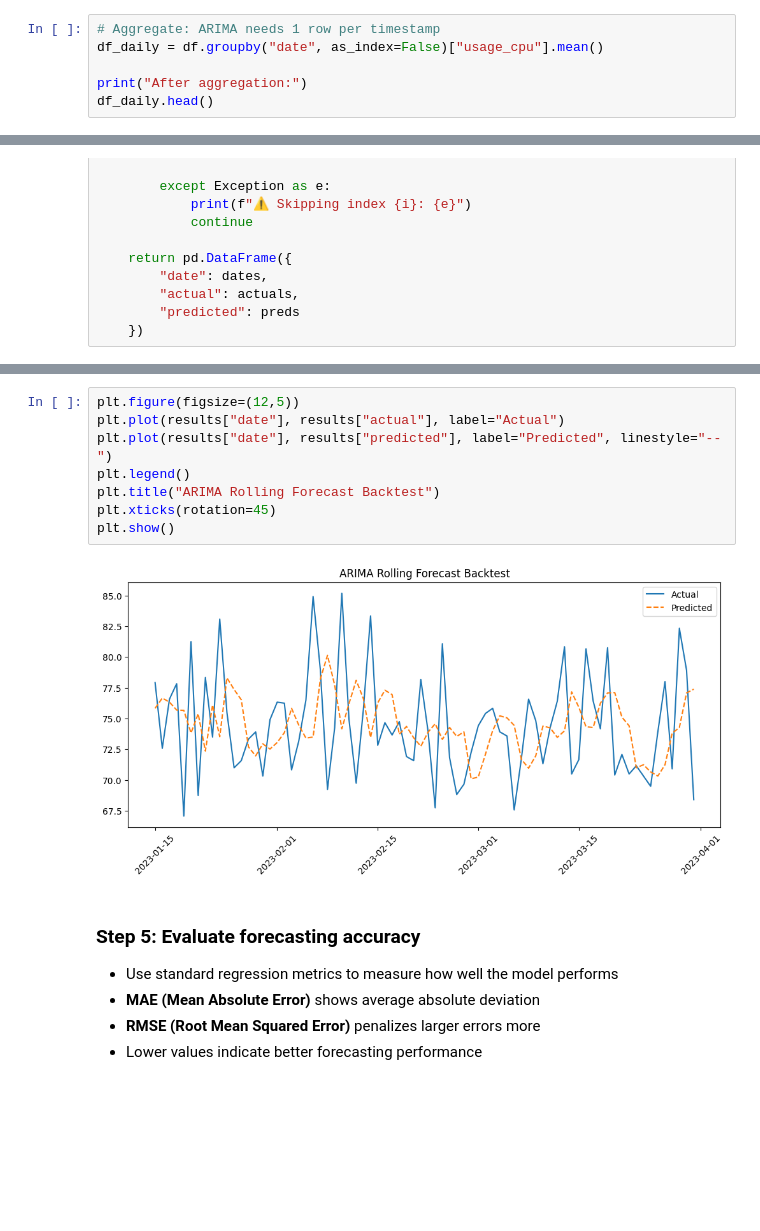
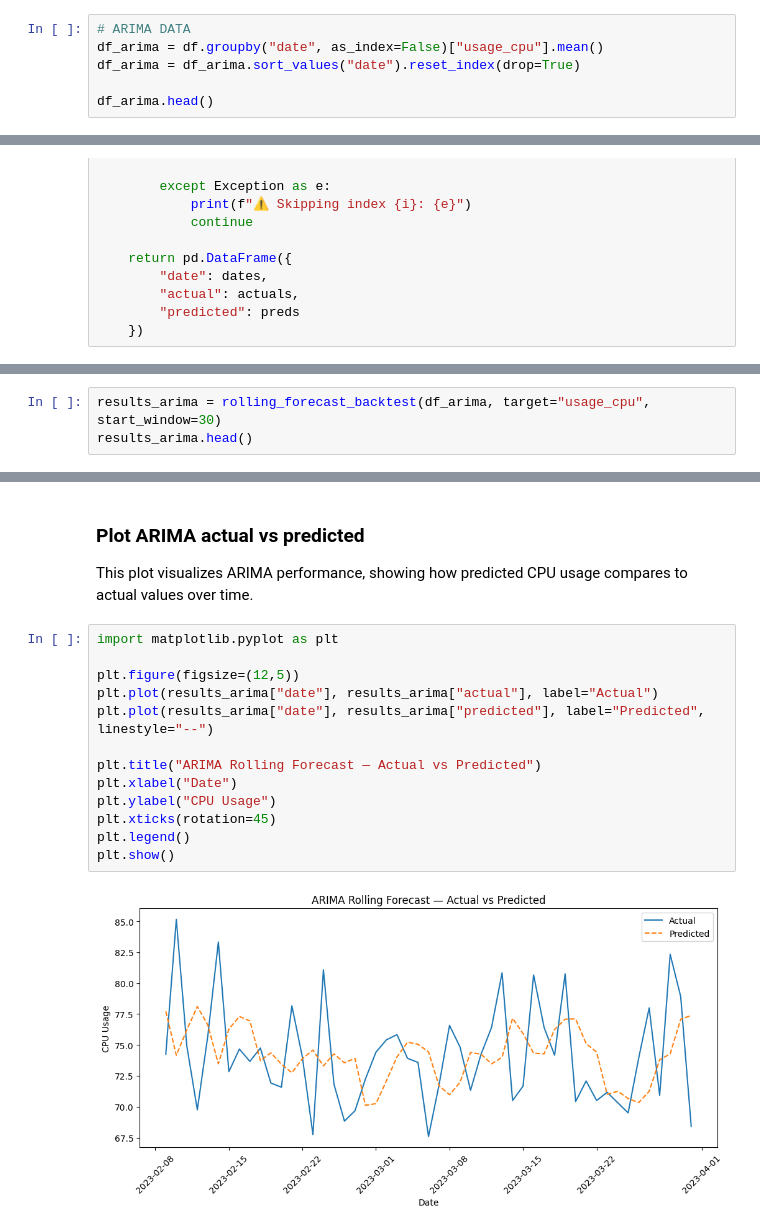
Before and after one commit to springboard1233/AZURE_BATCH-4_BACKEND_TEAM_B, a Jupyter notebook: notebooks/Backtesting.ipynb, the cells around one changed output, grey strips where cells are left out. Drawn from its saved outputs; the diff is of its cells as text; blank space fills up the shorter version.

Commit message:
Updated Backtesting notebook and results CSV

```diff
--- a/notebooks/Backtesting.ipynb
+++ b/notebooks/Backtesting.ipynb
@@ -39,7 +62,7 @@ df[["date", target]].head()
 # %%
-# Aggregate: ARIMA needs 1 row per timestamp
-df_daily = df.groupby("date", as_index=False)["usage_cpu"].mean()
+# ARIMA DATA
+df_arima = df.groupby("date", as_index=False)["usage_cpu"].mean()
+df_arima = df_arima.sort_values("date").reset_index(drop=True)
 
-print("After aggregation:")
-df_daily.head()
+df_arima.head()
 # %% [output]
@@ -117,0 +113,3 @@ results.head()
+# %%
+results_arima = rolling_forecast_backtest(df_arima, target="usage_cpu", start_window=30)
+results_arima.head()
@@ -118,17 +123,18 @@ results.head()
+# %% [markdown]
+### Plot ARIMA actual vs predicted
+This plot visualizes ARIMA performance, showing how predicted CPU usage compares to actual values over time.
 # %%
+import matplotlib.pyplot as plt
+
 plt.figure(figsize=(12,5))
-plt.plot(results["date"], results["actual"], label="Actual")
-plt.plot(results["date"], results["predicted"], label="Predicted", linestyle="--")
+plt.plot(results_arima["date"], results_arima["actual"], label="Actual")
+plt.plot(results_arima["date"], results_arima["predicted"], label="Predicted", linestyle="--")
+
+plt.title("ARIMA Rolling Forecast — Actual vs Predicted")
+plt.xlabel("Date")
+plt.ylabel("CPU Usage")
+plt.xticks(rotation=45)
 plt.legend()
-plt.title("ARIMA Rolling Forecast Backtest")
-plt.xticks(rotation=45)
 plt.show()
 # %% [output]
-[figure, old version]
+[figure, new version]
-# %% [markdown]
-### Step 5: Evaluate forecasting accuracy
-
-- Use standard regression metrics to measure how well the model performs
-- **MAE (Mean Absolute Error)** shows average absolute deviation
-- **RMSE (Root Mean Squared Error)** penalizes larger errors more
-- Lower values indicate better forecasting performance
```
Also changed, not shown: parts of 43 cells of this notebook, 1 other file.
